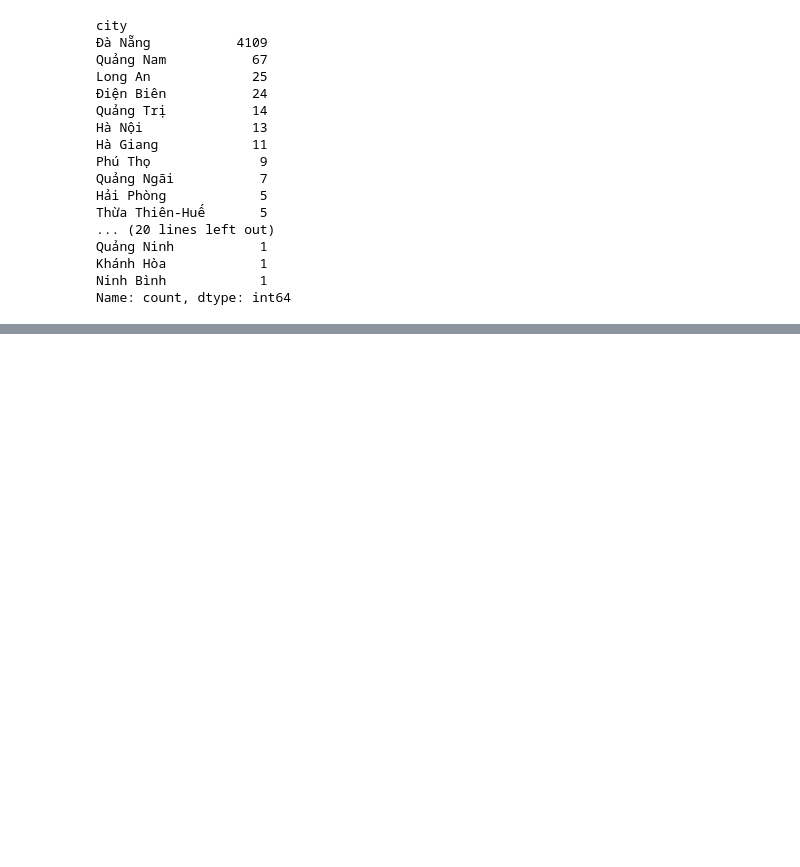
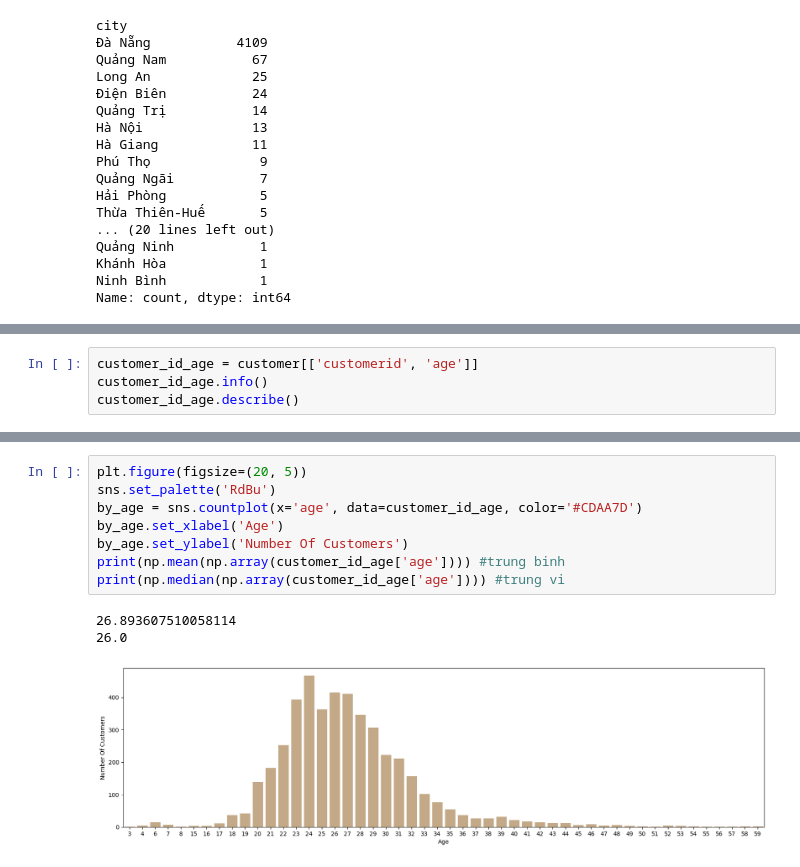
Before and after one commit to MinhDucNguyen9705/data_storytelling, a Jupyter notebook: customer_clean.ipynb, the cells around one changed output, grey strips where cells are left out. Saved outputs shown, nothing was run; the diff lists cells and outputs as text; blank space fills up the shorter version.

Commit message:
Visualization

```diff
--- a/customer_clean.ipynb
+++ b/customer_clean.ipynb
@@ -348,0 +365,4 @@ Name: count, dtype: int64
+# %%
+customer_id_age = customer[['customerid', 'age']]
+customer_id_age.info()
+customer_id_age.describe()
@@ -348,0 +398,12 @@ Name: count, dtype: int64
+# %%
+plt.figure(figsize=(20, 5))
+sns.set_palette('RdBu')
+by_age = sns.countplot(x='age', data=customer_id_age, color='#CDAA7D')
+by_age.set_xlabel('Age')
+by_age.set_ylabel('Number Of Customers')
+print(np.mean(np.array(customer_id_age['age']))) #trung binh
+print(np.median(np.array(customer_id_age['age']))) #trung vi
+# %% [output]
+26.893607510058114
+26.0
+[figure, added]
```
Also changed, not shown: parts of 5 cells of this notebook, 3 other files.
